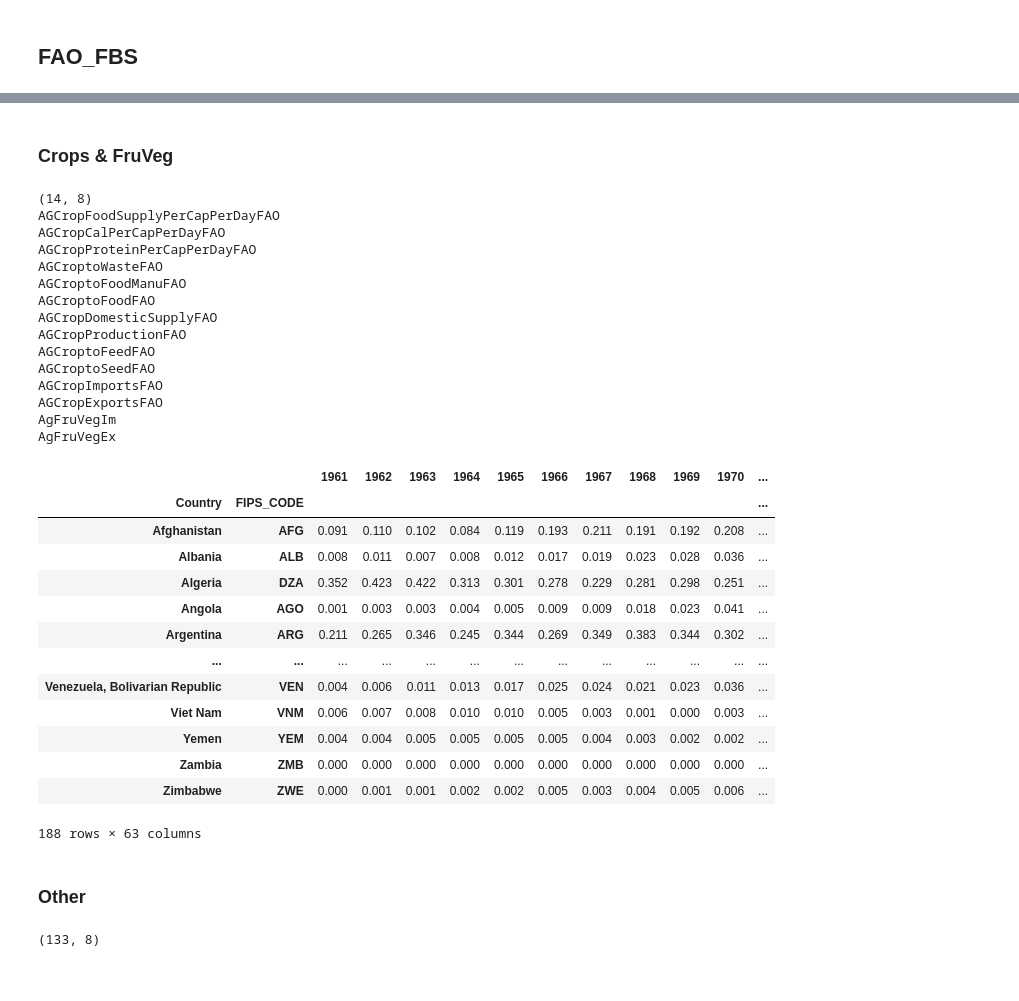
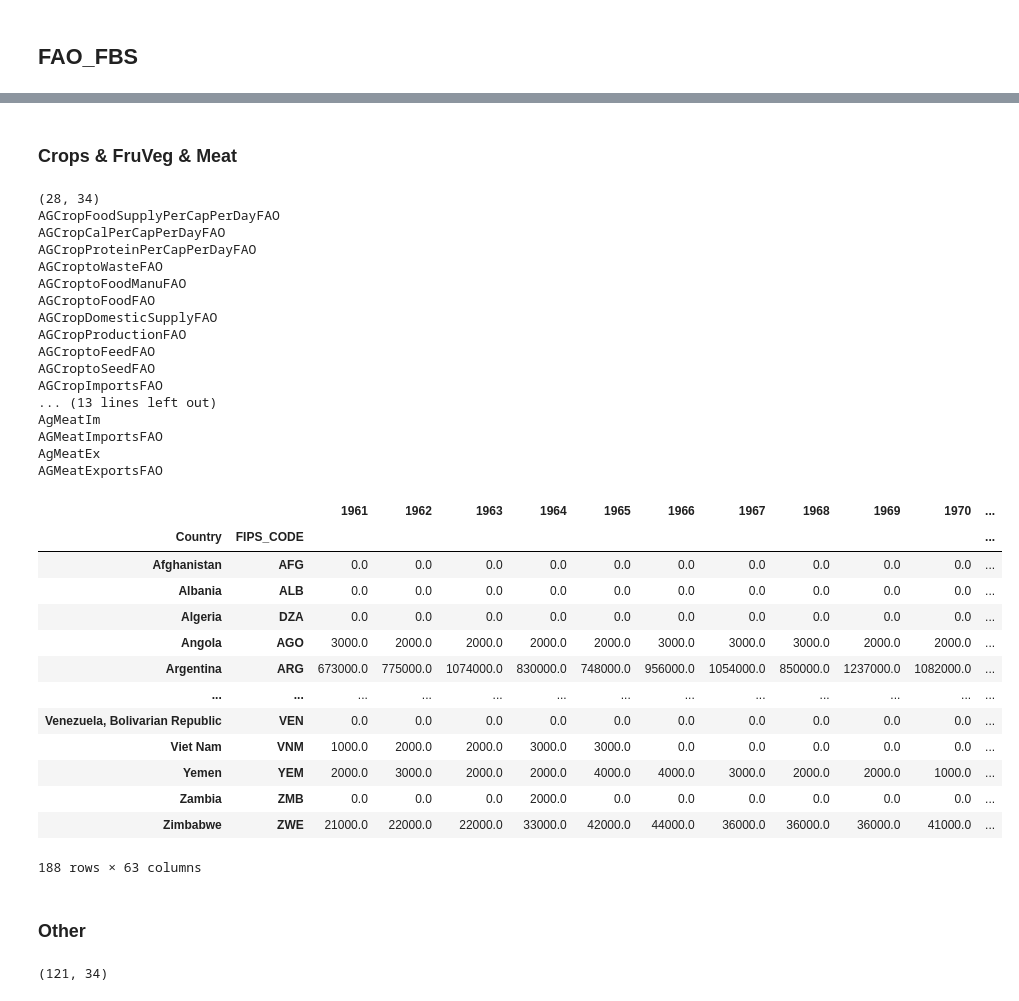
Before and after one commit to shangkexin/FAO_Food_Balance_Sheet, a Jupyter notebook: FAO_FBS_2024.ipynb, the cells around one changed output, grey strips where cells are left out. Saved outputs shown, nothing was run; the diff lists cells and outputs as text; code cells hidden in the pictures.

```diff
--- a/FAO_FBS_2024.ipynb
+++ b/FAO_FBS_2024.ipynb
@@ -37,0 +7,9 @@ for code in dfh['Element Code']:
+# %%
+df = pd.read_csv('FoodBalanceSheets_E_All_Data/FoodBalanceSheets_E_All_Data_NOFLAG.csv',
+                 encoding="ISO-8859-1")
+dfh = pd.read_csv('FoodBalanceSheetsHistoric_E_All_Data/FoodBalanceSheetsHistoric_E_All_Data_NOFLAG.csv',
+                 encoding="ISO-8859-1")
+print(df.shape, dfh.shape)
+df = df[df['Area'] != 'China']
+dfh = dfh[dfh['Area'] != 'China']
+print(df.shape, dfh.shape)
@@ -349,13 +546,13 @@ fao_fbs.shape
 # %% [markdown]
-### Crops & FruVeg
+### Crops & FruVeg & Meat
 # %%
-fao_cf = fao_fbs[fao_fbs['IFs Group'].isin(['Crops','FruVeg'])]
+fao_cf = fao_fbs[fao_fbs['IFs Group'].isin(['Crops','FruVeg','Meat'])]
 print(fao_cf.shape)
 cf_agg = pd.read_excel('FAO FBS aggregation.xlsx')
-cf_agg = cf_agg[cf_agg['IFs Group'].isin(['Crops','FruVeg'])]
+cf_agg = cf_agg[cf_agg['IFs Group'].isin(['Crops','FruVeg','Meat'])]
 # print(dt['Item Code'].unique())
 # cf_agg
-for group in ['Crops','FruVeg']:
+for group in ['Crops','FruVeg', 'Meat']:
     dd = fao_cf[fao_cf['IFs Group'] == group]
     agg = cf_agg[cf_agg['IFs Group'] == group]
     # dd
@@ -458,66 +655,68 @@ for group in ['Crops','FruVeg']:
         final = final.merge(first_last,
                             on = 'Country',
                             how = 'left'
                             )
         final = country.merge(final,
                             on = ['Country','FIPS_CODE'],
                             how = 'left')
         final.drop(columns='Area', inplace = True)
         final.dropna(axis = 0, how = 'all', inplace=True)
         final = final.drop_duplicates(ignore_index=True)
         print(v)
         final = final.sort_values(by='Country')
         final = final.set_index(['Country','FIPS_CODE'])
-        try:
+        if dd.isnull().loc[j,'Decimal Places']:
+            final = final
+        else:
             final = final.apply(lambda x: pd.Series.round(x, d))
-        except:
-            final = final
-        # final.to_csv(f'IFs Import/{v}.csv',
-        #             #  index=False
-        #              )
+        final.to_csv(f'IFs Import/{v}.csv',
+                    #  index=False
+                     )
 
 final
 # %% [output]
-(14, 8)
+(28, 34)
 AGCropFoodSupplyPerCapPerDayFAO
 AGCropCalPerCapPerDayFAO
 AGCropProteinPerCapPerDayFAO
 AGCroptoWasteFAO
 AGCroptoFoodManuFAO
 AGCroptoFoodFAO
 AGCropDomesticSupplyFAO
 AGCropProductionFAO
 AGCroptoFeedFAO
 AGCroptoSeedFAO
 AGCropImportsFAO
-AGCropExportsFAO
-AgFruVegIm
-AgFruVegEx
+... (13 lines left out)
+AgMeatIm
+AGMeatImportsFAO
+AgMeatEx
+AGMeatExportsFAO
 |  |  | 1961 | 1962 | 1963 | 1964 | 1965 | 1966 | 1967 | 1968 | 1969 | 1970 | ... |
 | Country | FIPS_CODE |  |  |  |  |  |  |  |  |  |  | ... |
-| Afghanistan | AFG | 0.091 | 0.110 | 0.102 | 0.084 | 0.119 | 0.193 | 0.211 | 0.191 | 0.192 | 0.208 | ... |
-| Albania | ALB | 0.008 | 0.011 | 0.007 | 0.008 | 0.012 | 0.017 | 0.019 | 0.023 | 0.028 | 0.036 | ... |
-| Algeria | DZA | 0.352 | 0.423 | 0.422 | 0.313 | 0.301 | 0.278 | 0.229 | 0.281 | 0.298 | 0.251 | ... |
-| Angola | AGO | 0.001 | 0.003 | 0.003 | 0.004 | 0.005 | 0.009 | 0.009 | 0.018 | 0.023 | 0.041 | ... |
-| Argentina | ARG | 0.211 | 0.265 | 0.346 | 0.245 | 0.344 | 0.269 | 0.349 | 0.383 | 0.344 | 0.302 | ... |
+| Afghanistan | AFG | 0.0 | 0.0 | 0.0 | 0.0 | 0.0 | 0.0 | 0.0 | 0.0 | 0.0 | 0.0 | ... |
+| Albania | ALB | 0.0 | 0.0 | 0.0 | 0.0 | 0.0 | 0.0 | 0.0 | 0.0 | 0.0 | 0.0 | ... |
+| Algeria | DZA | 0.0 | 0.0 | 0.0 | 0.0 | 0.0 | 0.0 | 0.0 | 0.0 | 0.0 | 0.0 | ... |
+| Angola | AGO | 3000.0 | 2000.0 | 2000.0 | 2000.0 | 2000.0 | 3000.0 | 3000.0 | 3000.0 | 2000.0 | 2000.0 | ... |
+| Argentina | ARG | 673000.0 | 775000.0 | 1074000.0 | 830000.0 | 748000.0 | 956000.0 | 1054000.0 | 850000.0 | 1237000.0 | 1082000.0 | ... |
 | ... | ... | ... | ... | ... | ... | ... | ... | ... | ... | ... | ... | ... |
-| Venezuela, Bolivarian Republic | VEN | 0.004 | 0.006 | 0.011 | 0.013 | 0.017 | 0.025 | 0.024 | 0.021 | 0.023 | 0.036 | ... |
-| Viet Nam | VNM | 0.006 | 0.007 | 0.008 | 0.010 | 0.010 | 0.005 | 0.003 | 0.001 | 0.000 | 0.003 | ... |
-| Yemen | YEM | 0.004 | 0.004 | 0.005 | 0.005 | 0.005 | 0.005 | 0.004 | 0.003 | 0.002 | 0.002 | ... |
-| Zambia | ZMB | 0.000 | 0.000 | 0.000 | 0.000 | 0.000 | 0.000 | 0.000 | 0.000 | 0.000 | 0.000 | ... |
-| Zimbabwe | ZWE | 0.000 | 0.001 | 0.001 | 0.002 | 0.002 | 0.005 | 0.003 | 0.004 | 0.005 | 0.006 | ... |
+| Venezuela, Bolivarian Republic | VEN | 0.0 | 0.0 | 0.0 | 0.0 | 0.0 | 0.0 | 0.0 | 0.0 | 0.0 | 0.0 | ... |
+| Viet Nam | VNM | 1000.0 | 2000.0 | 2000.0 | 3000.0 | 3000.0 | 0.0 | 0.0 | 0.0 | 0.0 | 0.0 | ... |
+| Yemen | YEM | 2000.0 | 3000.0 | 2000.0 | 2000.0 | 4000.0 | 4000.0 | 3000.0 | 2000.0 | 2000.0 | 1000.0 | ... |
+| Zambia | ZMB | 0.0 | 0.0 | 0.0 | 2000.0 | 0.0 | 0.0 | 0.0 | 0.0 | 0.0 | 0.0 | ... |
+| Zimbabwe | ZWE | 21000.0 | 22000.0 | 22000.0 | 33000.0 | 42000.0 | 44000.0 | 36000.0 | 36000.0 | 36000.0 | 41000.0 | ... |
 188 rows × 63 columns
 # %% [markdown]
 ### Other
 # %%
-fao_other = fao_fbs[~fao_fbs['IFs Group'].isin(['Crops','FruVeg'])]
+fao_other = fao_fbs[~fao_fbs['IFs Group'].isin(['Crops','FruVeg','Meat'])]
 print(fao_other.shape)
 # print(len(fao_other['Item Code'].values))
 # print(len(fao_other['Element Code'].values))
 dt = df
 dth = dfh
 # %% [output]
-(133, 8)
+(121, 34)
 # %%
 dd = fao_other
 # dd = fao_other[fao_other['Variable'] == 'AgProdCereals']
```
Also changed, not shown: parts of 27 cells of this notebook, 4 other files.
